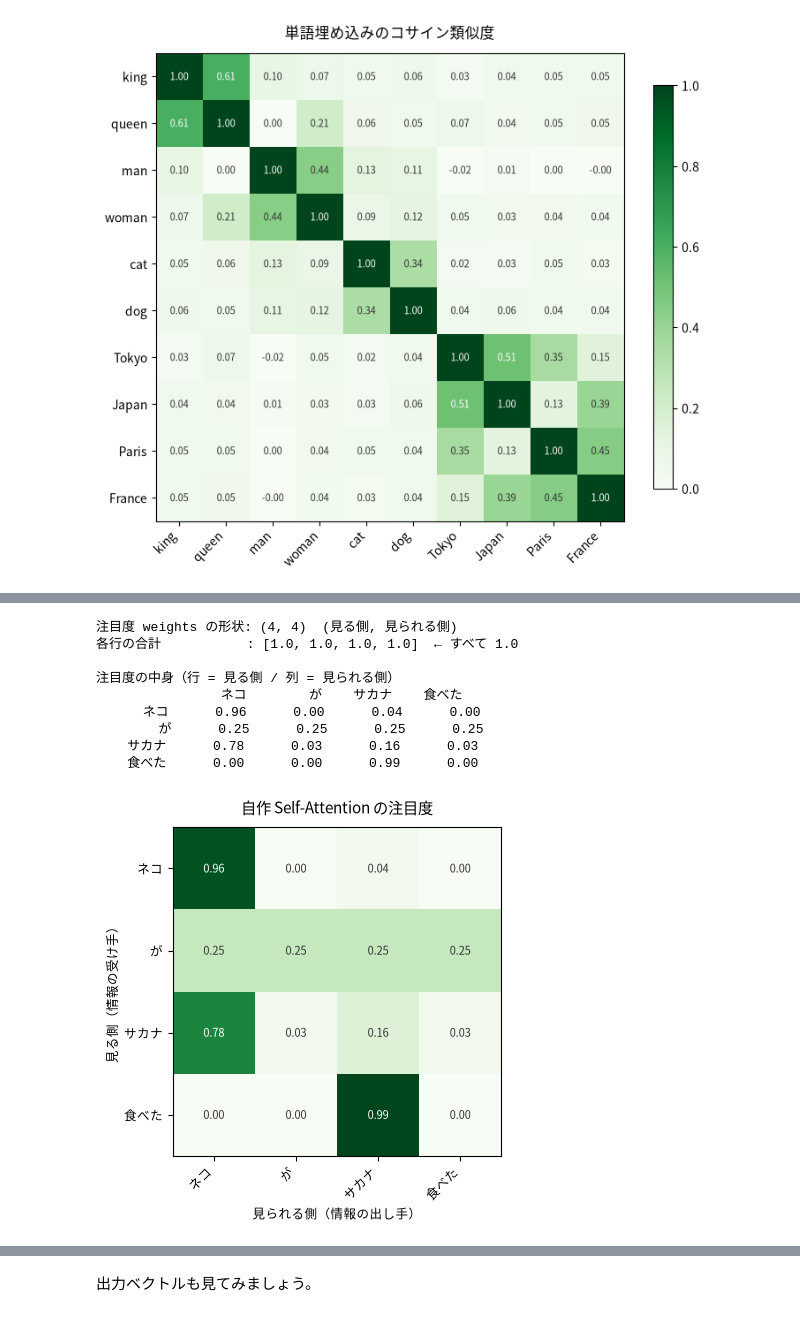
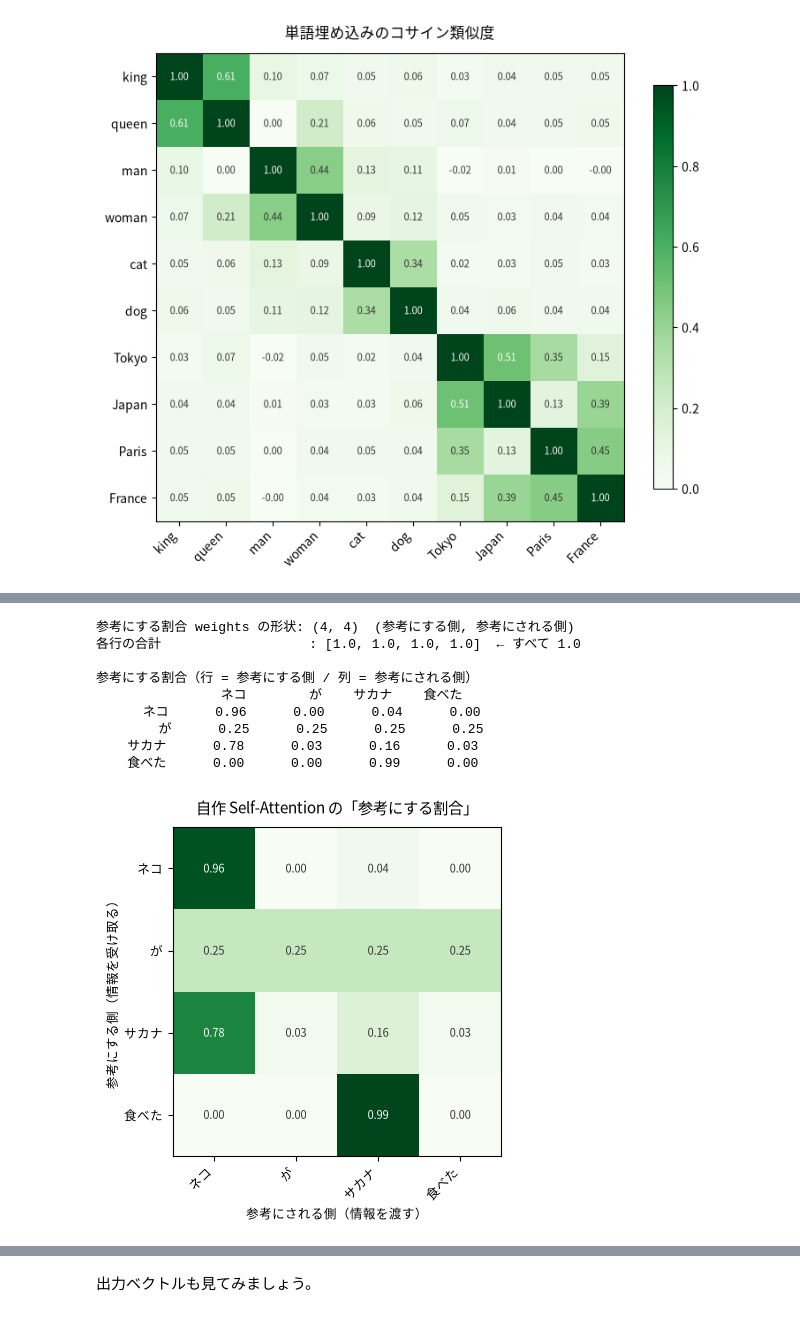
Before and after one commit to chinchillaa/dgx-handson, a Jupyter notebook: chapter1/notebooks/ch1_03_llm_inference.ipynb, the cells around one changed output, grey strips where cells are left out. Drawn from its saved outputs; the diff is of its cells as text; code cells hidden in the pictures.

```diff
--- a/chapter1/notebooks/ch1_03_llm_inference.ipynb
+++ b/chapter1/notebooks/ch1_03_llm_inference.ipynb
@@ -370,17 +389,18 @@ $k_1$ と $k_2$ の両方に似ていれば、$v_1$ と $v_2$ が半分ずつ混
 # 実行時間: 数秒
 
 toy_tokens   = ['ネコ', 'が', 'サカナ', '食べた']
-feature_names = ['名詞性', '動詞性', '生き物性', '食べ物性']
+feature_names = ['名詞か？', '動詞か？', '生き物か？', '食べ物か？']
 
-# X: 各行が 1 トークンの埋め込みベクトル (4トークン, 4次元)
+# X: 各行が 1 単語のベクトル (4単語, 4個の数字)
+#    4 個の数字は、4 つの質問への答え（はい = 1、いいえ = 0、どちらとも言える = 0.5）
 X = torch.tensor([
     [1.0, 0.0, 1.0, 0.0],   # ネコ  : 名詞で生き物
-    [0.2, 0.0, 0.0, 0.0],   # が    : 助詞。意味的な特徴はほぼ無い
-    [1.0, 0.0, 0.5, 1.0],   # サカナ: 名詞で、生き物でもあり食べ物でもある
+    [0.2, 0.0, 0.0, 0.0],   # が    : 助詞。どの質問にもほとんど当てはまらない
+    [1.0, 0.0, 0.5, 1.0],   # サカナ: 名詞。泳ぐ魚も皿の魚もいるので生き物か？は 0.5。食べ物でもある
     [0.0, 1.0, 0.0, 0.0],   # 食べた: 動詞
 ])
 
-print(f'X の形状: {tuple(X.shape)}  (トークン数, 埋め込み次元)\n')
+print(f'X の形状: {tuple(X.shape)}  (単語数, 1 単語あたりの数字の個数)\n')
 
 fig, ax = plt.subplots(figsize=(5.5, 3.2))
 im = ax.imshow(X, cmap='Greens', vmin=0, vmax=1)
@@ -390,7 +410,7 @@ for i in range(4):
     for j in range(4):
         ax.text(j, i, f'{X[i, j]:.1f}', ha='center', va='center',
                 fontsize=9, color='white' if X[i, j] > 0.5 else '#333333')
-ax.set_title('ミニチュア世界の埋め込み X', fontsize=11, pad=10)
+ax.set_title('ミニチュア世界の単語ベクトル X（4 つの質問への答え）', fontsize=11, pad=10)
 plt.tight_layout()
 plt.show()
 # %% [output]
@@ -579,21 +599,21 @@ Part 1 で単語埋め込みのコサイン類似度を計算したのと、や
 # 実行時間: 数秒
 
 def scaled_dot_product_attention(Q, K, V):
-    """Self-Attention の本体。attention の出力と注目度の重みを返す
+    """Self-Attention の本体。出力と「参考にする割合」を返す
 
-    Q: (トークン数, d_k)   各トークンの問い合わせ
-    K: (トークン数, d_k)   各トークンの見出し
-    V: (トークン数, d_v)   各トークンの中身
+    Q: (トークン数, d_k)   各トークンの「探しているもの」
+    K: (トークン数, d_k)   各トークンの「自分が何者か」
+    V: (トークン数, d_v)   各トークンが「相手へ渡す情報」
     """
     d_k = Q.shape[-1]
 
-    # ① 全ペアの相性スコア: (トークン数, トークン数)
+    # ① すべての組み合わせの合い具合（Q と K の内積）を √d_k で割る: (トークン数, トークン数)
     scores = Q @ K.transpose(-2, -1) / math.sqrt(d_k)
 
-    # ② 行ごとに softmax して「合計1の注目度」に変換
+    # ② 行ごとに softmax して「合計 1 の参考にする割合」に直す
     weights = torch.softmax(scores, dim=-1)
 
-    # ③ 注目度を重みにして V の加重平均を取る
+    # ③ 割合に応じて V を混ぜる（加重平均）
     output = weights @ V
 
     return output, weights
@@ -601,51 +621,51 @@ def scaled_dot_product_attention(Q, K, V):
 
 attn_out, attn_w = scaled_dot_product_attention(Q, K, V)
 
-print(f'注目度 weights の形状: {tuple(attn_w.shape)}  (見る側, 見られる側)')
-print(f'各行の合計           : {[round(float(s), 3) for s in attn_w.sum(dim=-1)]}  ← すべて 1.0\n')
+print(f'参考にする割合 weights の形状: {tuple(attn_w.shape)}  (参考にする側, 参考にされる側)')
+print(f'各行の合計                   : {[round(float(s), 3) for s in attn_w.sum(dim=-1)]}  ← すべて 1.0\n')
 
-print('注目度の中身（行 = 見る側 / 列 = 見られる側）')
+print('参考にする割合（行 = 参考にする側 / 列 = 参考にされる側）')
 print(pad('', 10) + ''.join(pad(t, 10, right=True) for t in toy_tokens))
 for name, row in zip(toy_tokens, attn_w):
     print(pad(name, 10, right=True) + ''.join(f'{float(v):>10.2f}' for v in row))
 
 
 
 def plot_attention(weights, x_labels, y_labels, title, ax=None, cmap='Greens', show_values=True):
-    """注目度行列をヒートマップで描く共通関数（このあと何度も使う）"""
+    """「参考にする割合」の行列をヒートマップで描く共通関数（このあと何度も使う）"""
     created = ax is None
     if created:
         fig, ax = plt.subplots(figsize=(5.5, 4.5))
     w = weights.detach().cpu().float()
     im = ax.imshow(w, cmap=cmap, vmin=0, vmax=1)
     ax.set_xticks(range(len(x_labels)), x_labels, rotation=45, ha='right', fontsize=9)
     ax.set_yticks(range(len(y_labels)), y_labels, fontsize=9)
     if show_values:
         for i in range(w.shape[0]):
             for j in range(w.shape[1]):
                 v = float(w[i, j])
                 ax.text(j, i, f'{v:.2f}', ha='center', va='center',
                         fontsize=8, color='white' if v > 0.5 else '#333333')
     ax.set_title(title, fontsize=11, pad=10)
-    ax.set_xlabel('見られる側（情報の出し手）', fontsize=9)
-    ax.set_ylabel('見る側（情報の受け手）', fontsize=9)
+    ax.set_xlabel('参考にされる側（情報を渡す）', fontsize=9)
+    ax.set_ylabel('参考にする側（情報を受け取る）', fontsize=9)
     if created:
         plt.tight_layout()
         plt.show()
 
 
-plot_attention(attn_w, toy_tokens, toy_tokens, '自作 Self-Attention の注目度')
+plot_attention(attn_w, toy_tokens, toy_tokens, '自作 Self-Attention の「参考にする割合」')
 # %% [output]
-注目度 weights の形状: (4, 4)  (見る側, 見られる側)
-各行の合計           : [1.0, 1.0, 1.0, 1.0]  ← すべて 1.0
+参考にする割合 weights の形状: (4, 4)  (参考にする側, 参考にされる側)
+各行の合計                   : [1.0, 1.0, 1.0, 1.0]  ← すべて 1.0
 
-注目度の中身（行 = 見る側 / 列 = 見られる側）
+参考にする割合（行 = 参考にする側 / 列 = 参考にされる側）
                 ネコ        が    サカナ    食べた
       ネコ      0.96      0.00      0.04      0.00
         が      0.25      0.25      0.25      0.25
     サカナ      0.78      0.03      0.16      0.03
     食べた      0.00      0.00      0.99      0.00
-[figure, old version]
+[figure, new version]
 # %% [markdown]
 ### 読み取り方
 
```
Also changed, not shown: parts of 29 cells of this notebook.
